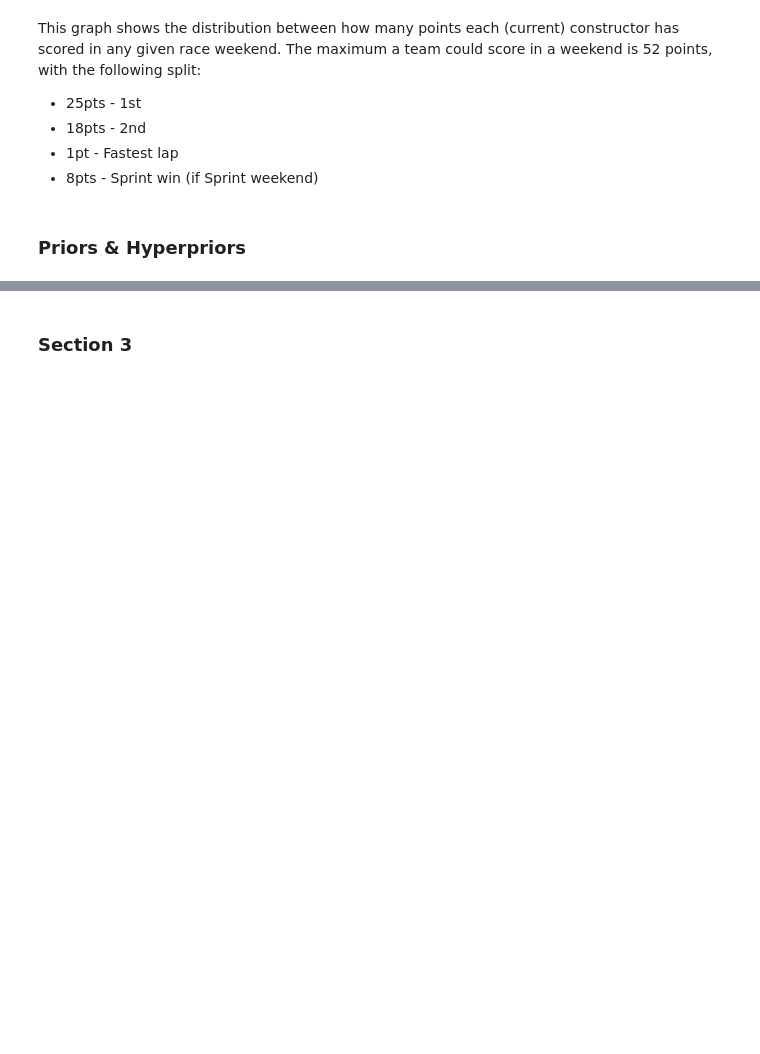
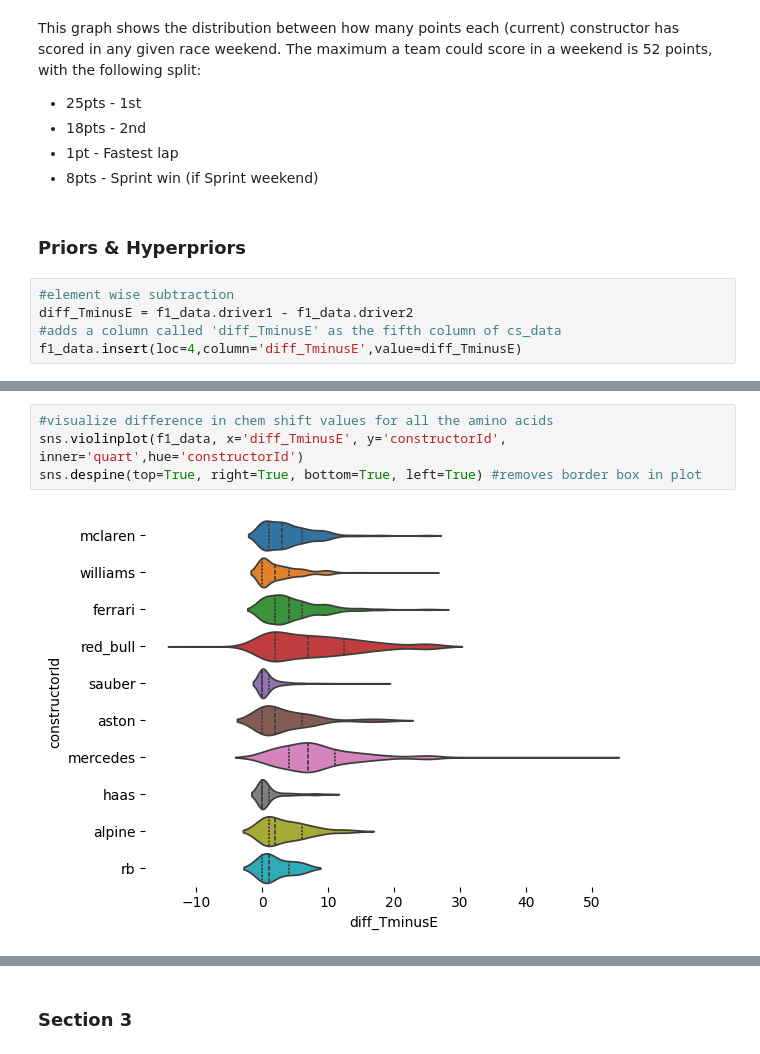
Before and after one commit to blortle-dev/data-science-lasa, a Jupyter notebook: Unit 4/ColiDicaU4Proj.ipynb, the cells around one changed output, grey strips where cells are left out. Drawn from its saved outputs; the diff is of its cells as text; blank space fills up the shorter version.

```diff
--- a/Unit 4/ColiDicaU4Proj.ipynb
+++ b/Unit 4/ColiDicaU4Proj.ipynb
@@ -33,3 +46,8 @@ This graph shows the distribution between how many points each (current) constru
 - 8pts - Sprint win (if Sprint weekend)
 # %% [markdown]
 ### Priors & Hyperpriors
+# %%
+#element wise subtraction
+diff_TminusE = f1_data.driver1 - f1_data.driver2
+#adds a column called 'diff_TminusE' as the fifth column of cs_data
+f1_data.insert(loc=4,column='diff_TminusE',value=diff_TminusE)
@@ -35,0 +70,6 @@ This graph shows the distribution between how many points each (current) constru
+# %%
+#visualize difference in chem shift values for all the amino acids
+sns.violinplot(f1_data, x='diff_TminusE', y='constructorId', inner='quart',hue='constructorId')
+sns.despine(top=True, right=True, bottom=True, left=True) #removes border box in plot
+# %% [output]
+[figure, added]
```
Also changed, not shown: parts of 12 cells of this notebook.
